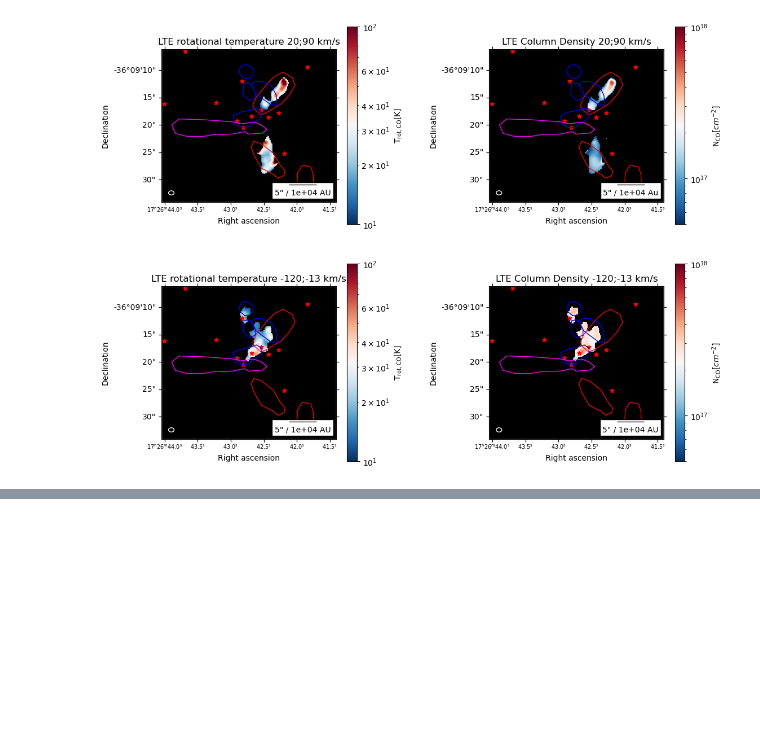
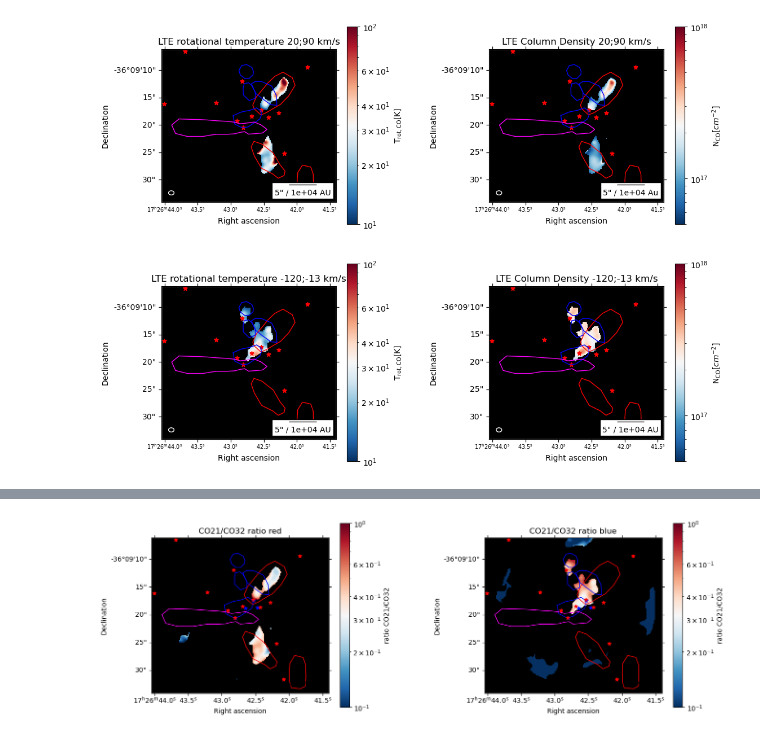
Before and after one commit to femkeballieux/master_project_2, a Jupyter notebook: code/LTERadtrans_RotDiagram_G351.77.ipynb, the cells around one changed output, grey strips where cells are left out. Saved outputs shown, nothing was run; the diff lists cells and outputs as text; code cells hidden in the pictures; blank space fills up the shorter version.

```diff
--- a/code/LTERadtrans_RotDiagram_G351.77.ipynb
+++ b/code/LTERadtrans_RotDiagram_G351.77.ipynb
@@ -435,50 +474,50 @@ plt.savefig(path+'plots/LTE_tempmaps_'+source_name+'.png', dpi=500, bbox_inches=
 # %%
-#required to plot the colorbars
-norm_ratio = mpl.colors.LogNorm(vmin=1e-1, vmax=1e0)
-sm_ratio = cm.ScalarMappable(norm=norm_ratio, cmap=cmap)
+# #required to plot the colorbars
+# norm_ratio = mpl.colors.LogNorm(vmin=1e-1, vmax=1e0)
+# sm_ratio = cm.ScalarMappable(norm=norm_ratio, cmap=cmap)
 
-#trying to figure out why some spots disappear/are very high
-fig, ax = plt.subplots(1,2, figsize=(15,5), subplot_kw={'projection': wcs_B6_red}) #size horizontal: 20,9.5
+# #trying to figure out why some spots disappear/are very high
+# fig, ax = plt.subplots(1,2, figsize=(15,5), subplot_kw={'projection': wcs_B6_red}) #size horizontal: 20,9.5
 
-#ratio red
-ax[0].imshow(B6_red_clip/B7_red_clip, origin='lower', cmap='RdBu_r', norm=norm_ratio)
-ax[0].set_facecolor('black')
-ax[0].set_title('CO21/CO32 ratio red')
-ax[0].set_xlabel('Right ascension')
-ax[0].set_ylabel('Declination')
-v.add_beam(ax=ax[0],major=beam_major, minor=beam_minor, angle=beam_pa, color='none', edgecolor='black')
-ax[0].set_xlim(275,475)
-ax[0].set_ylim(300,475)
-v.add_scalebar(ax[0], length=1*u.arcsec, label=f"1\" / {((1*u.arcsec).to(u.rad)*d.to(u.pc)).value:.2} pc")
-fig.colorbar(mappable=sm_ratio, ax=ax[0], label='ratio CO21/CO32')
+# #ratio red
+# ax[0].imshow(B6_red_clip/B7_red_clip, origin='lower', cmap='RdBu_r', norm=norm_ratio)
+# ax[0].set_facecolor('black')
+# ax[0].set_title('CO21/CO32 ratio red')
+# ax[0].set_xlabel('Right ascension')
+# ax[0].set_ylabel('Declination')
+# v.add_beam(ax=ax[0],major=beam_major, minor=beam_minor, angle=beam_pa, color='none', edgecolor='black')
+# ax[0].set_xlim(275,475)
+# ax[0].set_ylim(300,475)
+# v.add_scalebar(ax[0], length=1*u.arcsec, label=f"1\" / {((1*u.arcsec).to(u.rad)*d.to(u.pc)).value:.2} pc")
+# fig.colorbar(mappable=sm_ratio, ax=ax[0], label='ratio CO21/CO32')
 
-#ratio blue
-ax[1].imshow(B6_blue_clip/B7_blue_clip, origin='lower', cmap='RdBu_r', norm=norm_ratio)
-ax[1]].set_facecolor('black')
-ax[1].set_title('CO21/CO32 ratio blue')
-ax[1].set_xlabel('Right ascension')
-ax[1].set_ylabel('Declination')
-v.add_beam(ax=ax[1],major=beam_major, minor=beam_minor, angle=beam_pa, color='none', edgecolor='black')
-ax[1].set_xlim(275,475)
-ax[1].set_ylim(300,475)
-v.add_scalebar(ax[1], length=1*u.arcsec, label=f"1\" / {((1*u.arcsec).to(u.rad)*d.to(u.pc)).value:.2} pc")
-fig.colorbar(mappable=sm_ratio, ax=ax[1], label='ratio CO21/CO32')
+# #ratio blue
+# ax[1].imshow(B6_blue_clip/B7_blue_clip, origin='lower', cmap='RdBu_r', norm=norm_ratio)
+# ax[1].set_facecolor('black')
+# ax[1].set_title('CO21/CO32 ratio blue')
+# ax[1].set_xlabel('Right ascension')
+# ax[1].set_ylabel('Declination')
+# v.add_beam(ax=ax[1],major=beam_major, minor=beam_minor, angle=beam_pa, color='none', edgecolor='black')
+# ax[1].set_xlim(275,475)
+# ax[1].set_ylim(300,475)
+# v.add_scalebar(ax[1], length=1*u.arcsec, label=f"1\" / {((1*u.arcsec).to(u.rad)*d.to(u.pc)).value:.2} pc")
+# fig.colorbar(mappable=sm_ratio, ax=ax[1], label='ratio CO21/CO32')
 
-for region in regions:
-    pixel_region = region.to_pixel(wcs_B6_red)
-    pixel_region.plot(ax=ax[0], linewidth=1)
-    pixel_region.plot(ax=ax[1], linewidth=1)
+# for region in regions:
+#     pixel_region = region.to_pixel(wcs_B6_red)
+#     pixel_region.plot(ax=ax[0], linewidth=1)
+#     pixel_region.plot(ax=ax[1], linewidth=1)
 
-ax[0].scatter(hot_cores_RA, hot_cores_DEC, transform=ax[0].get_transform('fk5'), s=30,
-           color='blue', marker='*', label='Hot cores')
-ax[1].scatter(hot_cores_RA, hot_cores_DEC, transform=ax[1].get_transform('fk5'), s=30,
-           color='blue', marker='*', label='Hot cores')
+# ax[0].scatter(hot_cores_RA, hot_cores_DEC, transform=ax[0].get_transform('fk5'), s=30,
+#            color='blue', marker='*', label='Hot cores')
+# ax[1].scatter(hot_cores_RA, hot_cores_DEC, transform=ax[1].get_transform('fk5'), s=30,
+#            color='blue', marker='*', label='Hot cores')
 
-ax[0].scatter(all_cores_coords.ra, all_cores_coords.dec, transform=ax[0].get_transform('fk5'), s=30,
-              color='red', marker='*', label='All cores', zorder=100)
-ax[1].scatter(all_cores_coords.ra, all_cores_coords.dec, transform=ax[1].get_transform('fk5'), s=30,
-                color='red', marker='*', label='All cores')
+# ax[0].scatter(all_cores_coords.ra, all_cores_coords.dec, transform=ax[0].get_transform('fk5'), s=30,
+#               color='red', marker='*', label='All cores', zorder=100)
+# ax[1].scatter(all_cores_coords.ra, all_cores_coords.dec, transform=ax[1].get_transform('fk5'), s=30,
+#                 color='red', marker='*', label='All cores')
 
-plt.subplots_adjust(wspace=0.5)
-plt.savefig(path+'plots/ratio_flux.png', bbox_inches='tight')
+# plt.subplots_adjust(wspace=0.5)
+# plt.savefig(path+'plots/ratio_flux.png', bbox_inches='tight')
 # %% [output]
@@ -485,0 +524 @@ SyntaxError: unmatched ']' (2473542399.py, line 22)
+[figure, added]
```
Also changed, not shown: parts of 2 cells of this notebook, 6 other files.
